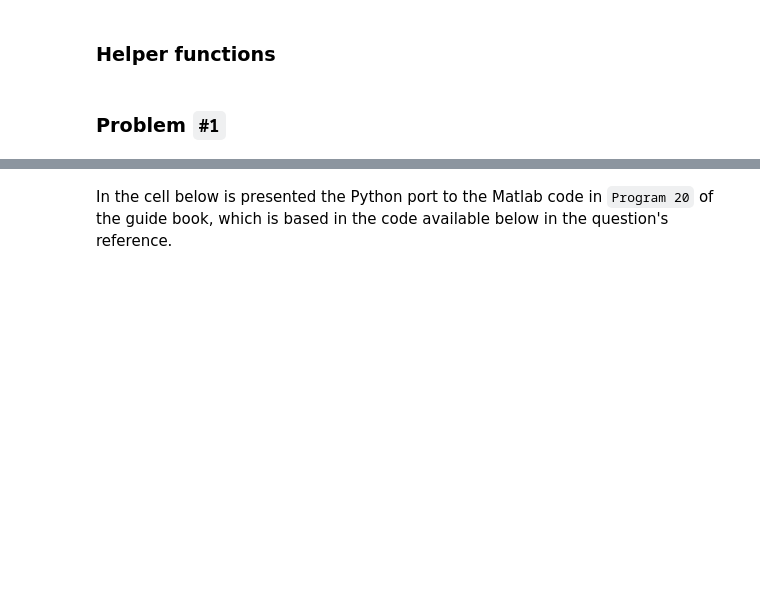
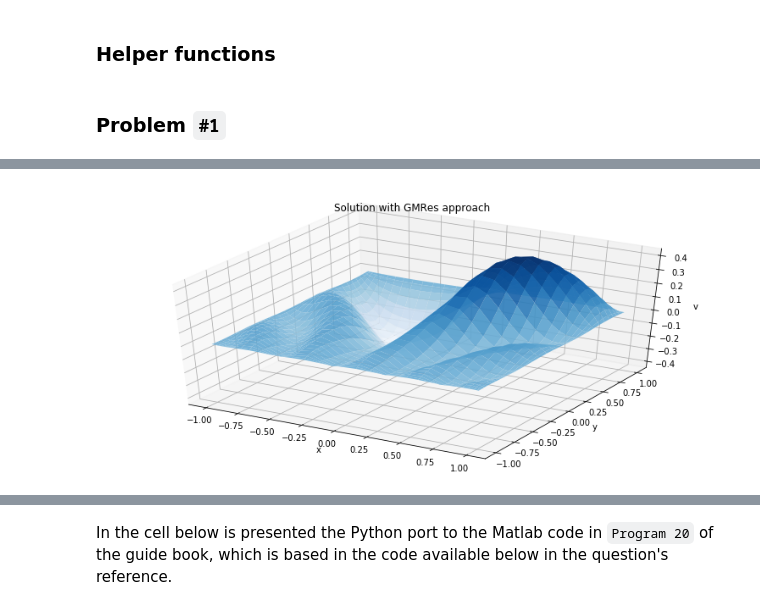
Before and after one commit to mavillan/ACNM, a Jupyter notebook: test2/certamen2-INF510.ipynb, the cells around one changed output, grey strips where cells are left out. Saved outputs shown, nothing was run; the diff lists cells and outputs as text; code cells hidden in the pictures; blank space fills up the shorter version.

```diff
--- a/test2/certamen2-INF510.ipynb
+++ b/test2/certamen2-INF510.ipynb
@@ -128,0 +201,5 @@ def lyapunov_solver2(A,V,m):
+# %%
+U2,H,Q = sylvester_solver2(D2,ff)
+surface_plot(xx,yy,U2,title="Solution with GMRes approach")
+# %% [output]
+[figure, added]
```
Also changed, not shown: parts of 58 cells of this notebook.
